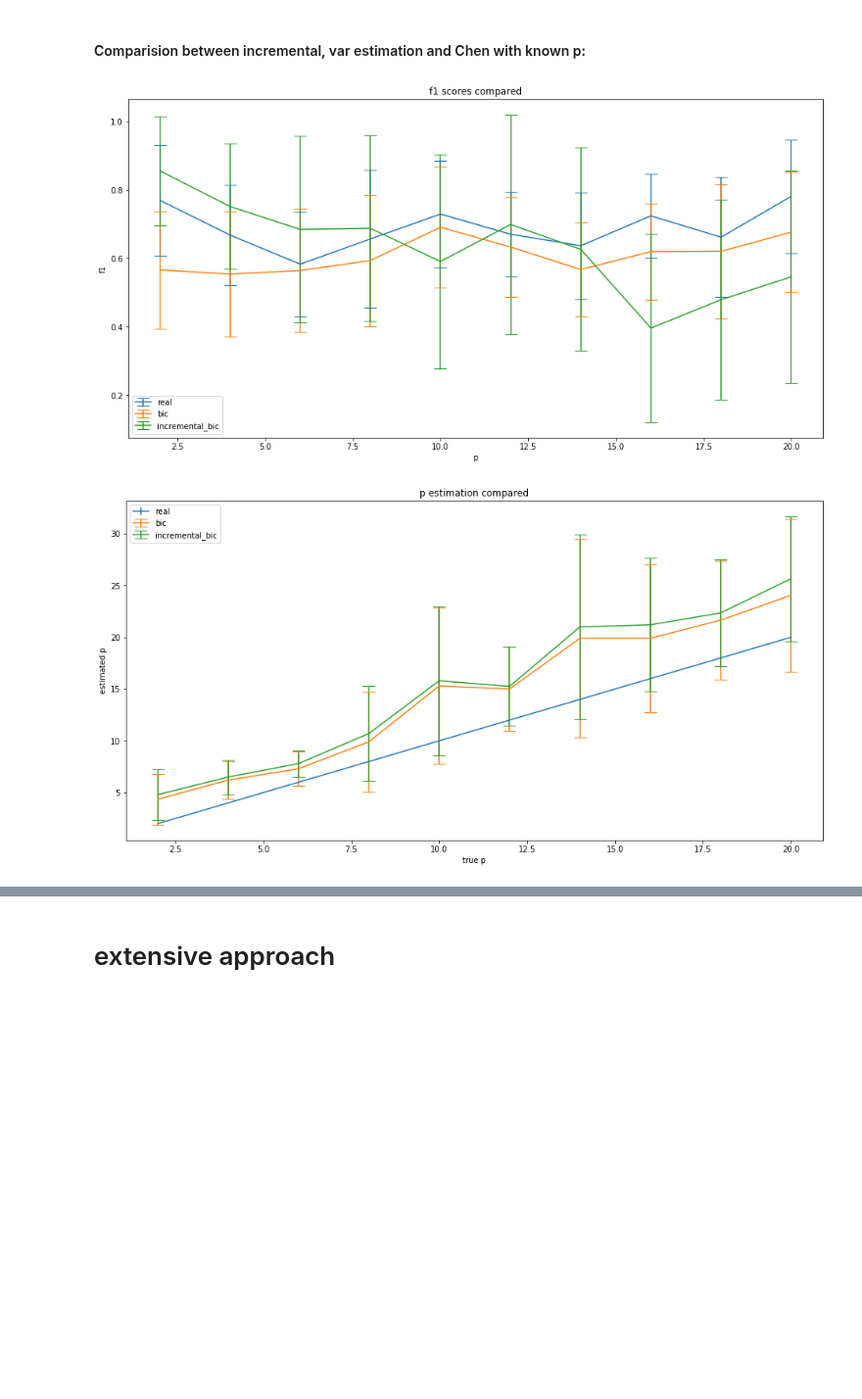
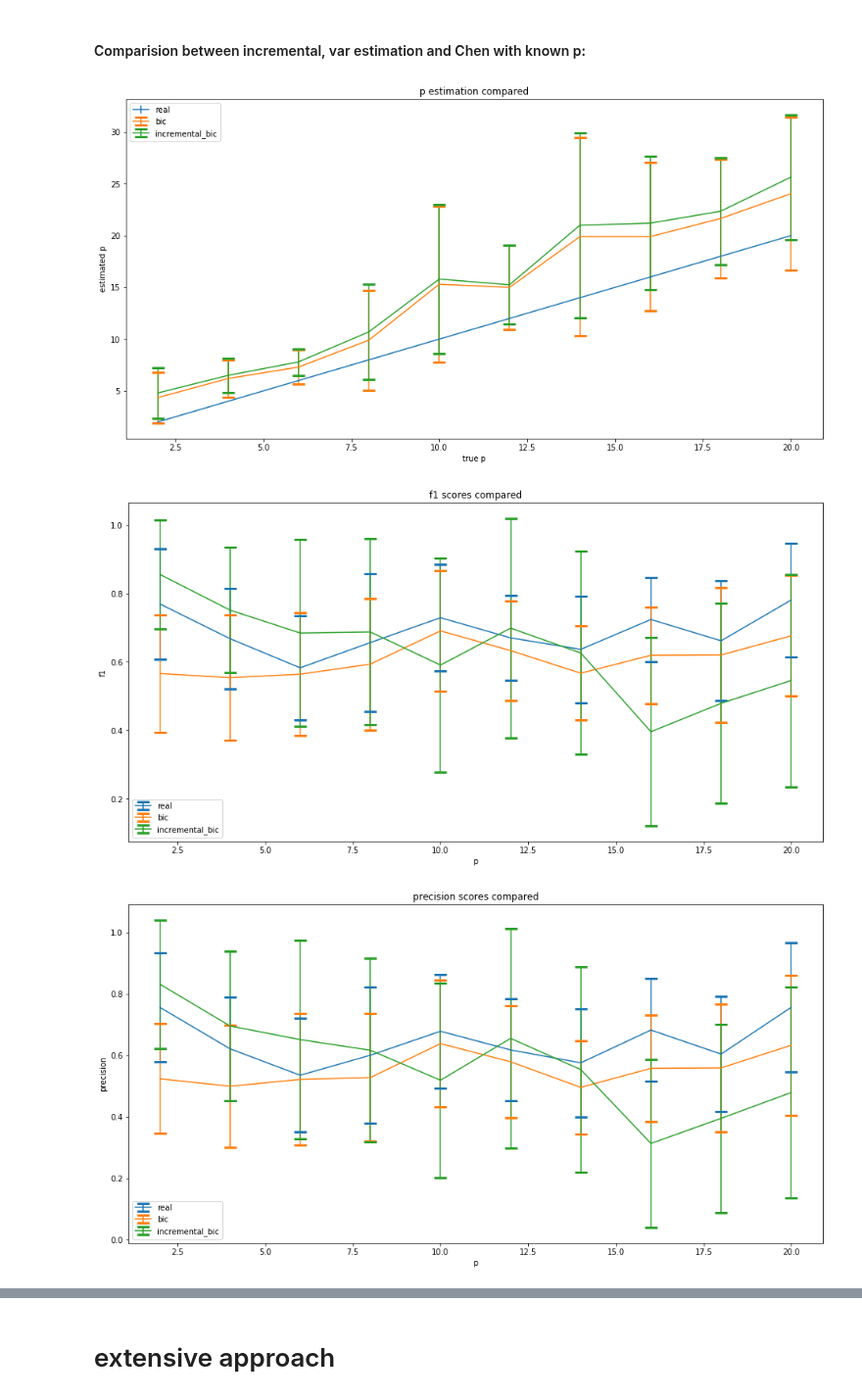
Before and after one commit to danthe96/CIoTS, a Jupyter notebook: visualize_results.ipynb, the cells around one changed output, grey strips where cells are left out. Shown at 98% size. Cells and saved outputs as stored; diff of their text form; code cells hidden in the pictures; blank space fills up the shorter version.

```diff
--- a/visualize_results.ipynb
+++ b/visualize_results.ipynb
@@ -15,7 +15,8 @@ def plot_score_results(scores, methods, measure='f1'):
                      y=scores.loc[scores['method']==method, 'mean_'+measure],
                      yerr=scores.loc[scores['method']==method, 'std_'+measure],
                      label=method,
-                     capsize=8)
+                     capsize=8,
+                     capthick=3)
     plt.show()
 
 def plot_p_results(p_estimations, min_p, max_p, methods):
@@ -34,7 +35,8 @@ def plot_p_results(p_estimations, min_p, max_p, methods):
                      y=p_estimations.loc[p_estimations['method']==method, 'mean_p'],
                      yerr=p_estimations.loc[p_estimations['method']==method, 'std_p'],
                      label=method,
-                     capsize=8)
+                     capsize=8,
+                     capthick=3)
         plt.legend()
     plt.show()
 
@@ -48,7 +50,8 @@ def plot_score_comparision(scores, methods, measure='f1'):
                      y=scores.loc[scores['method']==method, 'mean_'+measure],
                      yerr=scores.loc[scores['method']==method, 'std_'+measure],
                      label=method,
-                     capsize=8)
+                     capsize=8,
+                     capthick=3)
     plt.legend()
     plt.show()
 
@@ -66,7 +69,8 @@ def plot_p_comparision(p_estimations, methods, min_p, max_p):
                      y=p_estimations.loc[p_estimations['method']==method, 'mean_p'],
                      yerr=p_estimations.loc[p_estimations['method']==method, 'std_p'],
                      label=method,
-                     capsize=8)
+                     capsize=8,
+                     capthick=3)
     plt.legend()
     plt.show()
 # %% [markdown]
@@ -96,8 +100,12 @@ plot_p_results(p_estimations, min_p=2, max_p=20, methods=['incremental_bic', 'in
 # %%
 scores = pd.read_csv('results/not_extensive/scores.csv')
 p_estimations = pd.read_csv('results/not_extensive/p_estimations.csv')
+plot_p_comparision(p_estimations, ['bic', 'incremental_bic'], 2, 20)
 plot_score_comparision(scores, ['real', 'bic', 'incremental_bic'], measure='f1')
-plot_p_comparision(p_estimations, ['bic', 'incremental_bic'], 2, 20)
+plot_score_comparision(scores, ['real', 'bic', 'incremental_bic'], measure='precision')
+plot_score_comparision(scores, ['real', 'bic', 'incremental_bic'], measure='recall')
+plot_score_comparision(scores, ['real', 'bic', 'incremental_bic'], measure='fpr')
 # %% [output]
-[figure, old version]
+[figure, new version]
-[figure, old version]
+[figure, new version]
+[figure, added]
```
Also changed, not shown: parts of 4 cells of this notebook, 8 other files.
